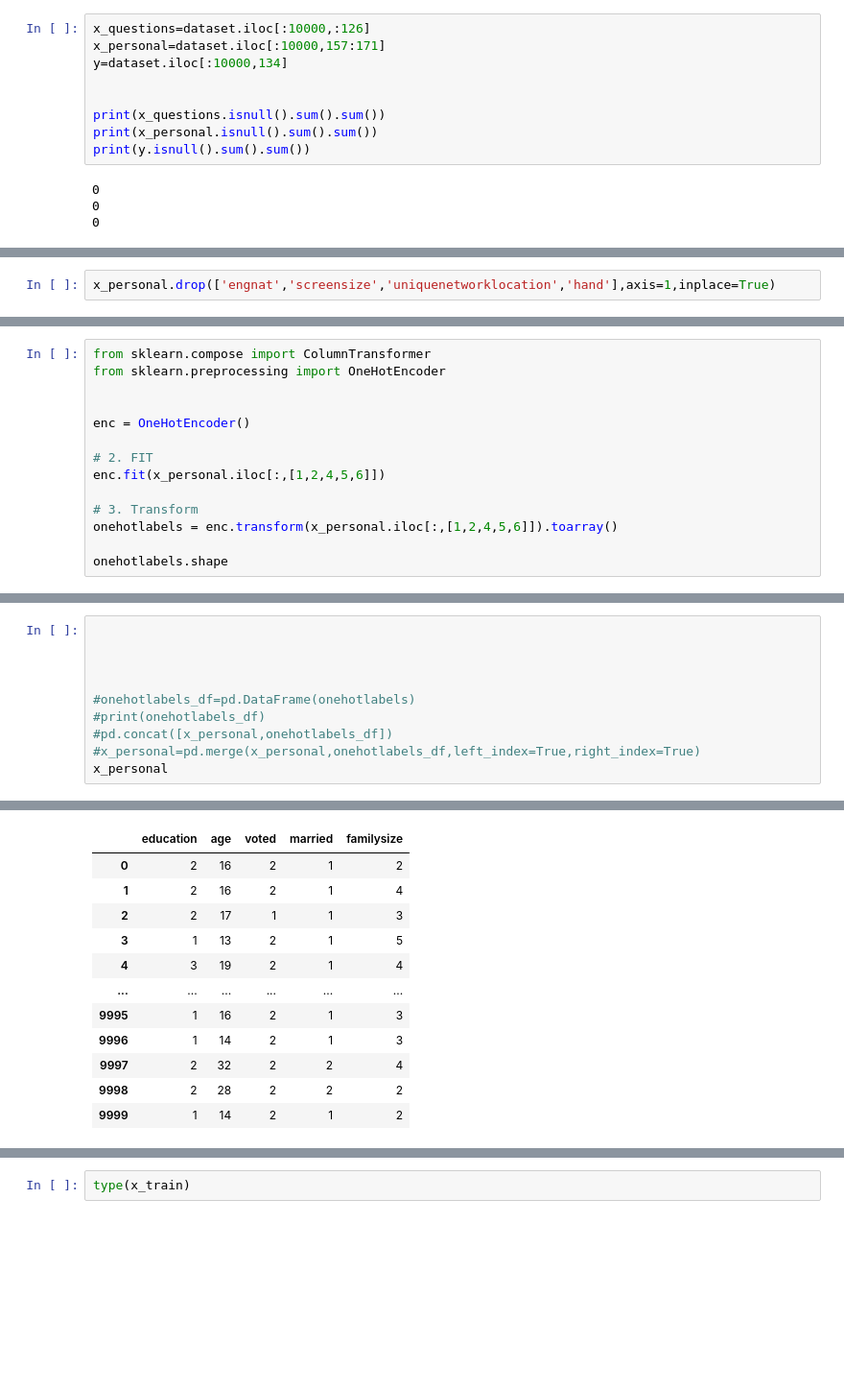
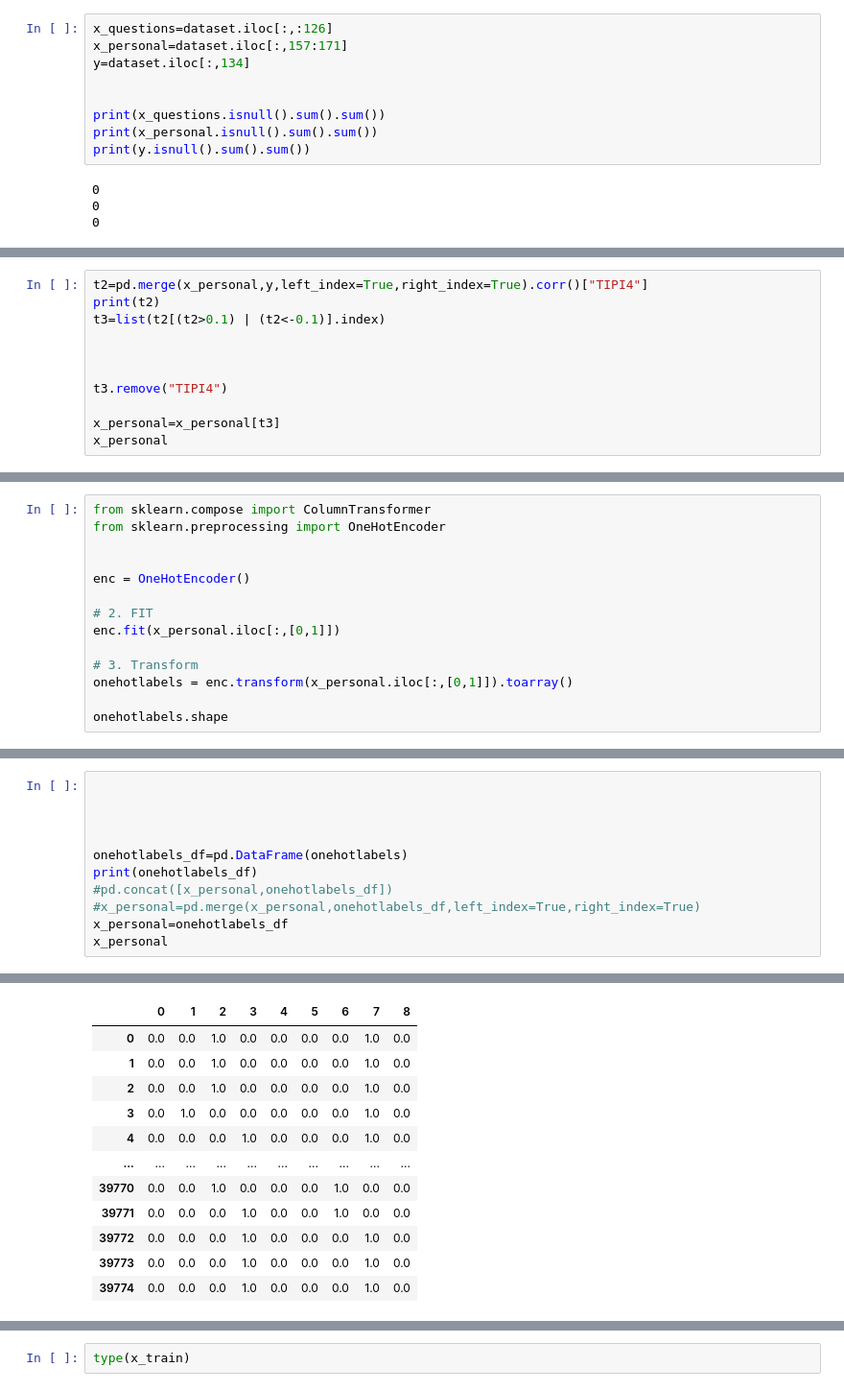
Before and after one commit to Rayyan1701/Anxiety-detection-using-ML, a Jupyter notebook: project.ipynb, the cells around one changed output, grey strips where cells are left out. Shown at 96% size. Cells and saved outputs as stored; diff of their text form; blank space fills up the shorter version.

```diff
--- a/project.ipynb
+++ b/project.ipynb
@@ -120,9 +120,9 @@ for i in dataset.columns:
 # %%
 #Preprocessing
 # %%
-x_questions=dataset.iloc[:10000,:126]
-x_personal=dataset.iloc[:10000,157:171]
-y=dataset.iloc[:10000,134]
+x_questions=dataset.iloc[:,:126]
+x_personal=dataset.iloc[:,157:171]
+y=dataset.iloc[:,134]
 
 
 print(x_questions.isnull().sum().sum())
@@ -231,2 +299,0 @@ x_personal
-# %%
-x_personal.drop(['engnat','screensize','uniquenetworklocation','hand'],axis=1,inplace=True)
@@ -248,0 +300,11 @@ x_personal
+# %%
+t2=pd.merge(x_personal,y,left_index=True,right_index=True).corr()["TIPI4"]
+print(t2)
+t3=list(t2[(t2>0.1) | (t2<-0.1)].index)
+
+
+
+t3.remove("TIPI4")
+
+x_personal=x_personal[t3]
+x_personal
@@ -254,10 +364,10 @@ from sklearn.preprocessing import OneHotEncoder
 enc = OneHotEncoder()
 
 # 2. FIT
-enc.fit(x_personal.iloc[:,[1,2,4,5,6]])
+enc.fit(x_personal.iloc[:,[0,1]])
 
 # 3. Transform
-onehotlabels = enc.transform(x_personal.iloc[:,[1,2,4,5,6]]).toarray()
+onehotlabels = enc.transform(x_personal.iloc[:,[0,1]]).toarray()
 
 onehotlabels.shape
 # %% [output]
@@ -288,9 +390,10 @@ x_personal.shape
 
 
 
-#onehotlabels_df=pd.DataFrame(onehotlabels)
-#print(onehotlabels_df)
+onehotlabels_df=pd.DataFrame(onehotlabels)
+print(onehotlabels_df)
 #pd.concat([x_personal,onehotlabels_df])
 #x_personal=pd.merge(x_personal,onehotlabels_df,left_index=True,right_index=True)
+x_personal=onehotlabels_df
 x_personal
 # %% [output]
@@ -297,12 +414,12 @@ x_personal
-|  | education | age | voted | married | familysize |
-| 0 | 2 | 16 | 2 | 1 | 2 |
-| 1 | 2 | 16 | 2 | 1 | 4 |
-| 2 | 2 | 17 | 1 | 1 | 3 |
-| 3 | 1 | 13 | 2 | 1 | 5 |
-| 4 | 3 | 19 | 2 | 1 | 4 |
-| ... | ... | ... | ... | ... | ... |
-| 9995 | 1 | 16 | 2 | 1 | 3 |
-| 9996 | 1 | 14 | 2 | 1 | 3 |
-| 9997 | 2 | 32 | 2 | 2 | 4 |
-| 9998 | 2 | 28 | 2 | 2 | 2 |
-| 9999 | 1 | 14 | 2 | 1 | 2 |
+|  | 0 | 1 | 2 | 3 | 4 | 5 | 6 | 7 | 8 |
+| 0 | 0.0 | 0.0 | 1.0 | 0.0 | 0.0 | 0.0 | 0.0 | 1.0 | 0.0 |
+| 1 | 0.0 | 0.0 | 1.0 | 0.0 | 0.0 | 0.0 | 0.0 | 1.0 | 0.0 |
+| 2 | 0.0 | 0.0 | 1.0 | 0.0 | 0.0 | 0.0 | 0.0 | 1.0 | 0.0 |
+| 3 | 0.0 | 1.0 | 0.0 | 0.0 | 0.0 | 0.0 | 0.0 | 1.0 | 0.0 |
+| 4 | 0.0 | 0.0 | 0.0 | 1.0 | 0.0 | 0.0 | 0.0 | 1.0 | 0.0 |
+| ... | ... | ... | ... | ... | ... | ... | ... | ... | ... |
+| 39770 | 0.0 | 0.0 | 1.0 | 0.0 | 0.0 | 0.0 | 1.0 | 0.0 | 0.0 |
+| 39771 | 0.0 | 0.0 | 0.0 | 1.0 | 0.0 | 0.0 | 1.0 | 0.0 | 0.0 |
+| 39772 | 0.0 | 0.0 | 0.0 | 1.0 | 0.0 | 0.0 | 0.0 | 1.0 | 0.0 |
+| 39773 | 0.0 | 0.0 | 0.0 | 1.0 | 0.0 | 0.0 | 0.0 | 1.0 | 0.0 |
+| 39774 | 0.0 | 0.0 | 0.0 | 1.0 | 0.0 | 0.0 | 0.0 | 1.0 | 0.0 |
```
Also changed, not shown: parts of 56 cells of this notebook, 2 other files.
